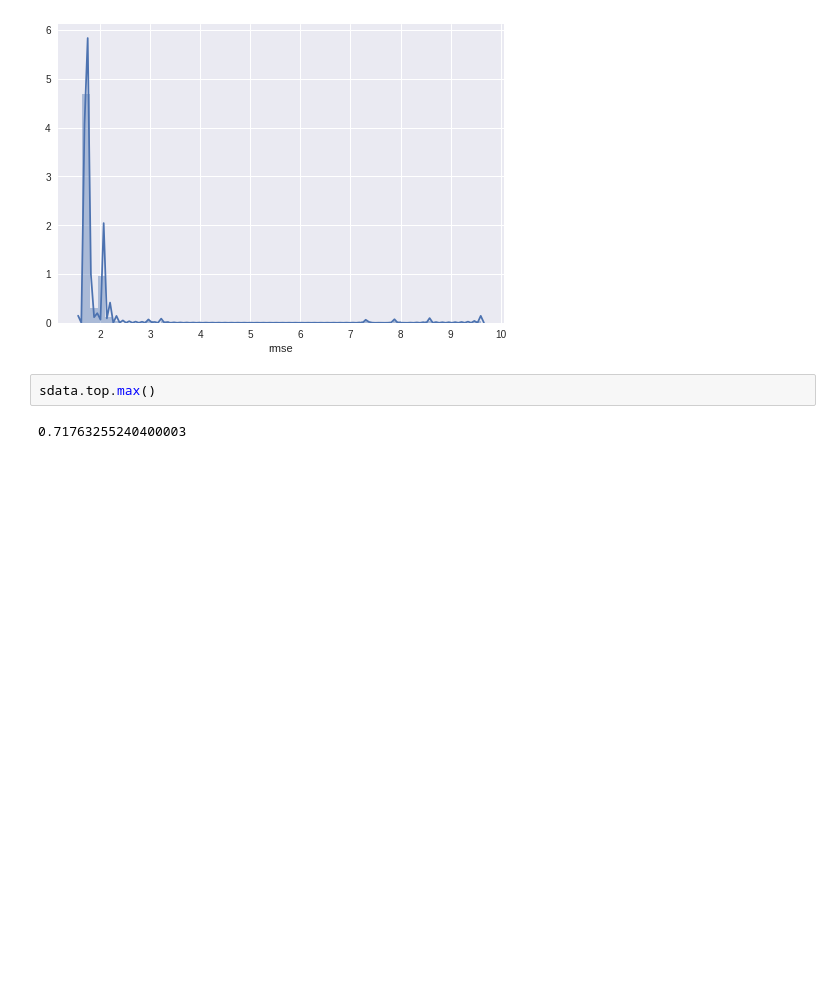
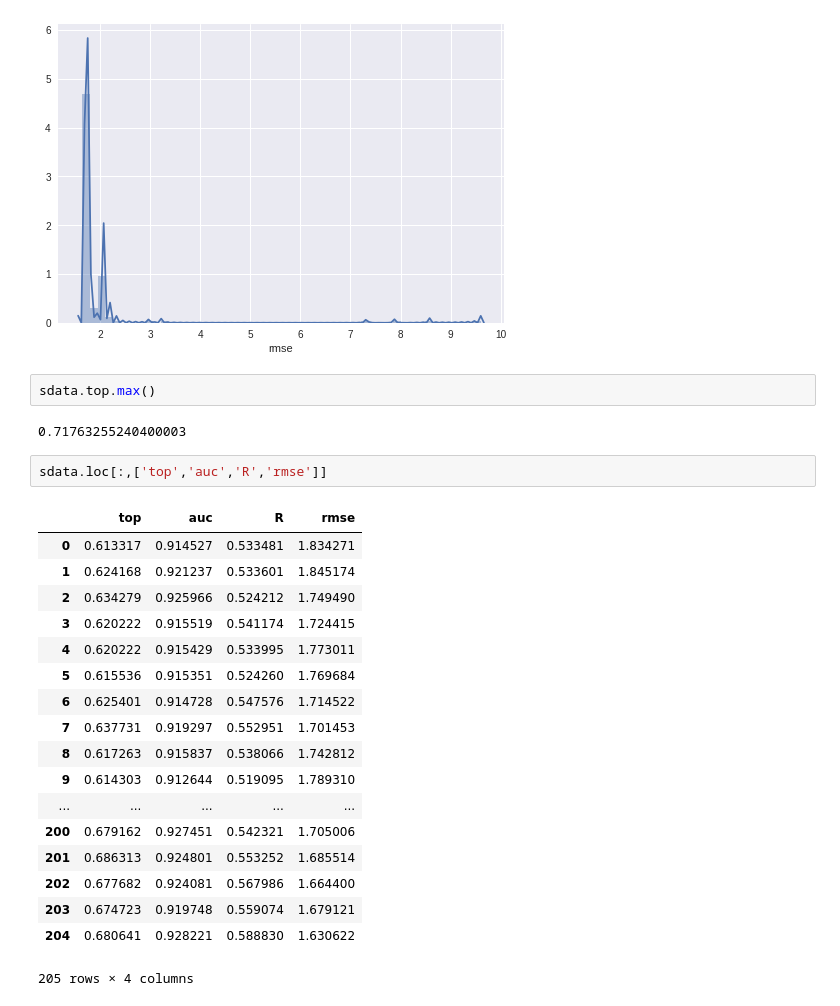
Before and after one commit to gnina/scripts, a Jupyter notebook: affinity_search/summaries.ipynb, the cells around one changed output. Drawn from its saved outputs; the diff is of its cells as text; blank space fills up the shorter version.

```diff
--- a/affinity_search/summaries.ipynb
+++ b/affinity_search/summaries.ipynb
@@ -173,3 +173,24 @@ sns.distplot(sdata.rmse)
 sdata.top.max()
 # %% [output]
 0.71763255240400003
+# %%
+sdata.loc[:,['top','auc','R','rmse']]
+# %% [output]
+|  | top | auc | R | rmse |
+| 0 | 0.613317 | 0.914527 | 0.533481 | 1.834271 |
+| 1 | 0.624168 | 0.921237 | 0.533601 | 1.845174 |
+| 2 | 0.634279 | 0.925966 | 0.524212 | 1.749490 |
+| 3 | 0.620222 | 0.915519 | 0.541174 | 1.724415 |
+| 4 | 0.620222 | 0.915429 | 0.533995 | 1.773011 |
+| 5 | 0.615536 | 0.915351 | 0.524260 | 1.769684 |
+| 6 | 0.625401 | 0.914728 | 0.547576 | 1.714522 |
+| 7 | 0.637731 | 0.919297 | 0.552951 | 1.701453 |
+| 8 | 0.617263 | 0.915837 | 0.538066 | 1.742812 |
+| 9 | 0.614303 | 0.912644 | 0.519095 | 1.789310 |
+| ... | ... | ... | ... | ... |
+| 200 | 0.679162 | 0.927451 | 0.542321 | 1.705006 |
+| 201 | 0.686313 | 0.924801 | 0.553252 | 1.685514 |
+| 202 | 0.677682 | 0.924081 | 0.567986 | 1.664400 |
+| 203 | 0.674723 | 0.919748 | 0.559074 | 1.679121 |
+| 204 | 0.680641 | 0.928221 | 0.588830 | 1.630622 |
+205 rows × 4 columns
```
Also changed, not shown: parts of 1 cell of this notebook.
